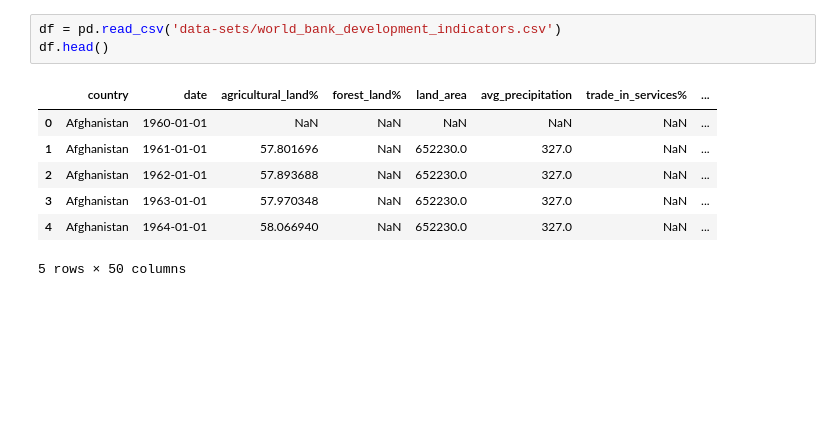
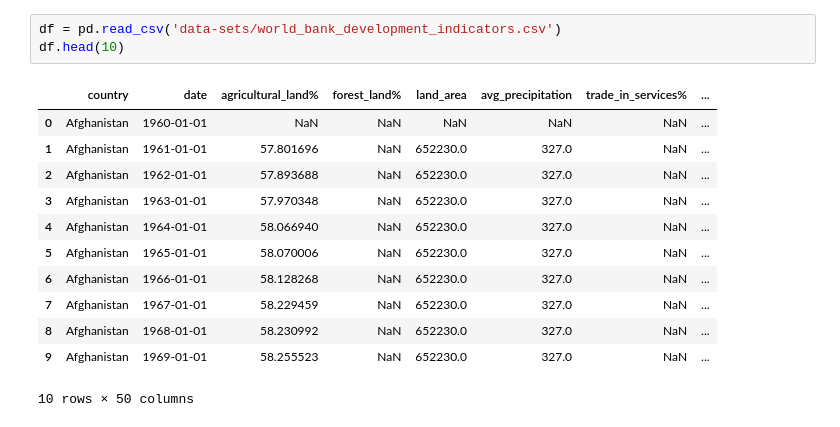
Before and after one commit to lomowg/Russia-happiness-analysis, a Jupyter notebook: Russia-happiness-analysis.ipynb, the cells around one changed output. Cells and saved outputs as stored; diff of their text form; blank space fills up the shorter version.

```diff
--- a/Russia-happiness-analysis.ipynb
+++ b/Russia-happiness-analysis.ipynb
@@ -10,11 +36,16 @@ from sklearn.linear_model import LinearRegression
 # %%
 df = pd.read_csv('data-sets/world_bank_development_indicators.csv')
-df.head()
+df.head(10)
 # %% [output]
 |  | country | date | agricultural_land% | forest_land% | land_area | avg_precipitation | trade_in_services% | ... |
 | 0 | Afghanistan | 1960-01-01 | NaN | NaN | NaN | NaN | NaN | ... |
 | 1 | Afghanistan | 1961-01-01 | 57.801696 | NaN | 652230.0 | 327.0 | NaN | ... |
 | 2 | Afghanistan | 1962-01-01 | 57.893688 | NaN | 652230.0 | 327.0 | NaN | ... |
 | 3 | Afghanistan | 1963-01-01 | 57.970348 | NaN | 652230.0 | 327.0 | NaN | ... |
 | 4 | Afghanistan | 1964-01-01 | 58.066940 | NaN | 652230.0 | 327.0 | NaN | ... |
+| 5 | Afghanistan | 1965-01-01 | 58.070006 | NaN | 652230.0 | 327.0 | NaN | ... |
+| 6 | Afghanistan | 1966-01-01 | 58.128268 | NaN | 652230.0 | 327.0 | NaN | ... |
+| 7 | Afghanistan | 1967-01-01 | 58.229459 | NaN | 652230.0 | 327.0 | NaN | ... |
+| 8 | Afghanistan | 1968-01-01 | 58.230992 | NaN | 652230.0 | 327.0 | NaN | ... |
+| 9 | Afghanistan | 1969-01-01 | 58.255523 | NaN | 652230.0 | 327.0 | NaN | ... |
-5 rows × 50 columns
+10 rows × 50 columns
```
Also changed, not shown: parts of 22 cells of this notebook, 5 other files.
